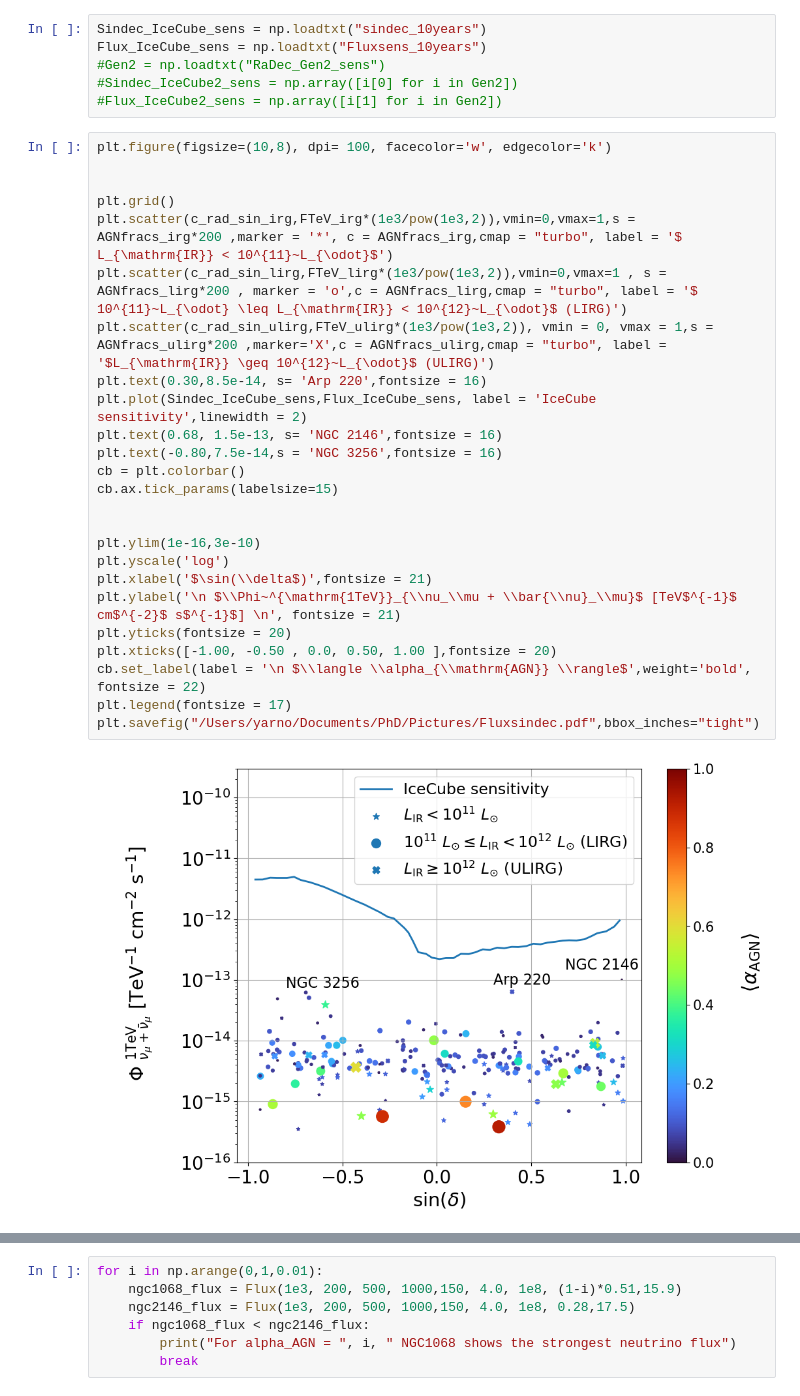
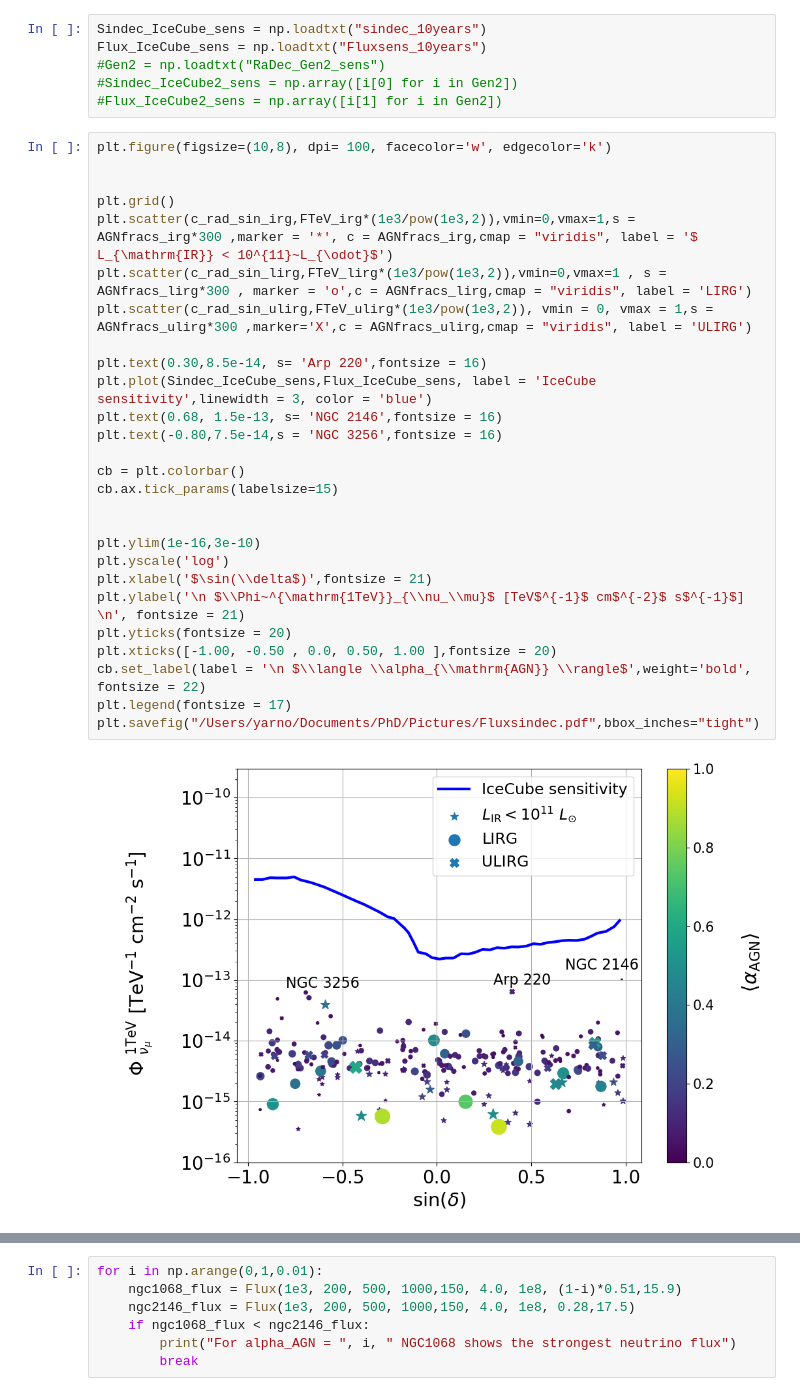
Before and after one commit to YarnoMerckx/neutrino-flux-GOALS-galaxies, a Jupyter notebook: Diffuse.ipynb, the cells around one changed output, grey strips where cells are left out. Cells and saved outputs as stored; diff of their text form.

Commit message:
Plot changes

```diff
--- a/Diffuse.ipynb
+++ b/Diffuse.ipynb
@@ -93,27 +109,29 @@ Flux_IceCube_sens = np.loadtxt("Fluxsens_10years")
 # %%
 plt.figure(figsize=(10,8), dpi= 100, facecolor='w', edgecolor='k')
 
 
 plt.grid()
-plt.scatter(c_rad_sin_irg,FTeV_irg*(1e3/pow(1e3,2)),vmin=0,vmax=1,s = AGNfracs_irg*200 ,marker = '*', c = AGNfracs_irg,cmap = "turbo", label = '$ L_{\mathrm{IR}} < 10^{11}~L_{\odot}$')
-plt.scatter(c_rad_sin_lirg,FTeV_lirg*(1e3/pow(1e3,2)),vmin=0,vmax=1 , s = AGNfracs_lirg*200 , marker = 'o',c = AGNfracs_lirg,cmap = "turbo", label = '$ 10^{11}~L_{\odot} \leq L_{\mathrm{IR}} < 10^{12}~L_{\odot}$ (LIRG)')
-plt.scatter(c_rad_sin_ulirg,FTeV_ulirg*(1e3/pow(1e3,2)), vmin = 0, vmax = 1,s = AGNfracs_ulirg*200 ,marker='X',c = AGNfracs_ulirg,cmap = "turbo", label = '$L_{\mathrm{IR}} \geq 10^{12}~L_{\odot}$ (ULIRG)')
+plt.scatter(c_rad_sin_irg,FTeV_irg*(1e3/pow(1e3,2)),vmin=0,vmax=1,s = AGNfracs_irg*300 ,marker = '*', c = AGNfracs_irg,cmap = "viridis", label = '$ L_{\mathrm{IR}} < 10^{11}~L_{\odot}$')
+plt.scatter(c_rad_sin_lirg,FTeV_lirg*(1e3/pow(1e3,2)),vmin=0,vmax=1 , s = AGNfracs_lirg*300 , marker = 'o',c = AGNfracs_lirg,cmap = "viridis", label = 'LIRG')
+plt.scatter(c_rad_sin_ulirg,FTeV_ulirg*(1e3/pow(1e3,2)), vmin = 0, vmax = 1,s = AGNfracs_ulirg*300 ,marker='X',c = AGNfracs_ulirg,cmap = "viridis", label = 'ULIRG')
+
 plt.text(0.30,8.5e-14, s= 'Arp 220',fontsize = 16)
-plt.plot(Sindec_IceCube_sens,Flux_IceCube_sens, label = 'IceCube sensitivity',linewidth = 2)
+plt.plot(Sindec_IceCube_sens,Flux_IceCube_sens, label = 'IceCube sensitivity',linewidth = 3, color = 'blue')
 plt.text(0.68, 1.5e-13, s= 'NGC 2146',fontsize = 16)
 plt.text(-0.80,7.5e-14,s = 'NGC 3256',fontsize = 16)
+
 cb = plt.colorbar()
 cb.ax.tick_params(labelsize=15)
 
 
 plt.ylim(1e-16,3e-10)
 plt.yscale('log')
 plt.xlabel('$\sin(\\delta$)',fontsize = 21)
-plt.ylabel('\n $\\Phi~^{\mathrm{1TeV}}_{\\nu_\\mu + \\bar{\\nu}_\\mu}$ [TeV$^{-1}$ cm$^{-2}$ s$^{-1}$] \n', fontsize = 21)
+plt.ylabel('\n $\\Phi~^{\mathrm{1TeV}}_{\\nu_\\mu}$ [TeV$^{-1}$ cm$^{-2}$ s$^{-1}$] \n', fontsize = 21)
 plt.yticks(fontsize = 20)
 plt.xticks([-1.00, -0.50 , 0.0, 0.50, 1.00 ],fontsize = 20)
 cb.set_label(label = '\n $\\langle \\alpha_{\\mathrm{AGN}} \\rangle$',weight='bold', fontsize = 22)
 plt.legend(fontsize = 17)
 plt.savefig("/Users/yarno/Documents/PhD/Pictures/Fluxsindec.pdf",bbox_inches="tight")
 # %% [output]
-[figure, old version]
+[figure, new version]
```
Also changed, not shown: parts of 8 cells of this notebook, 2 other files.
